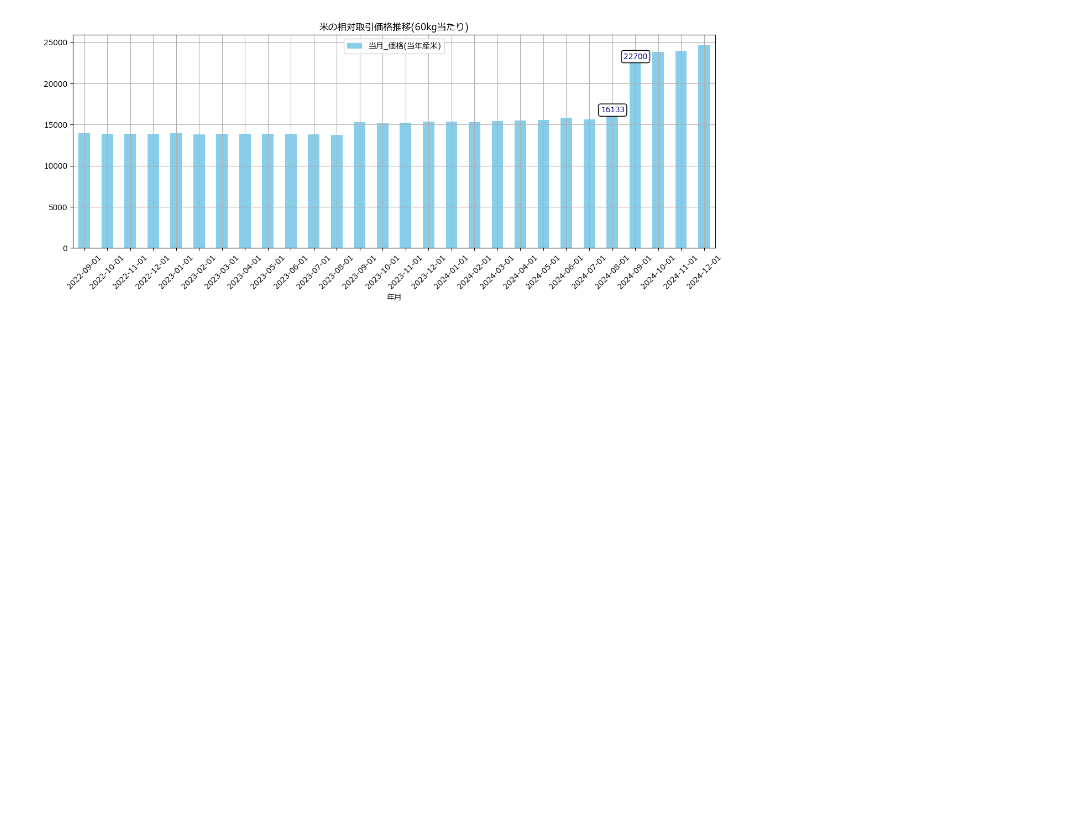
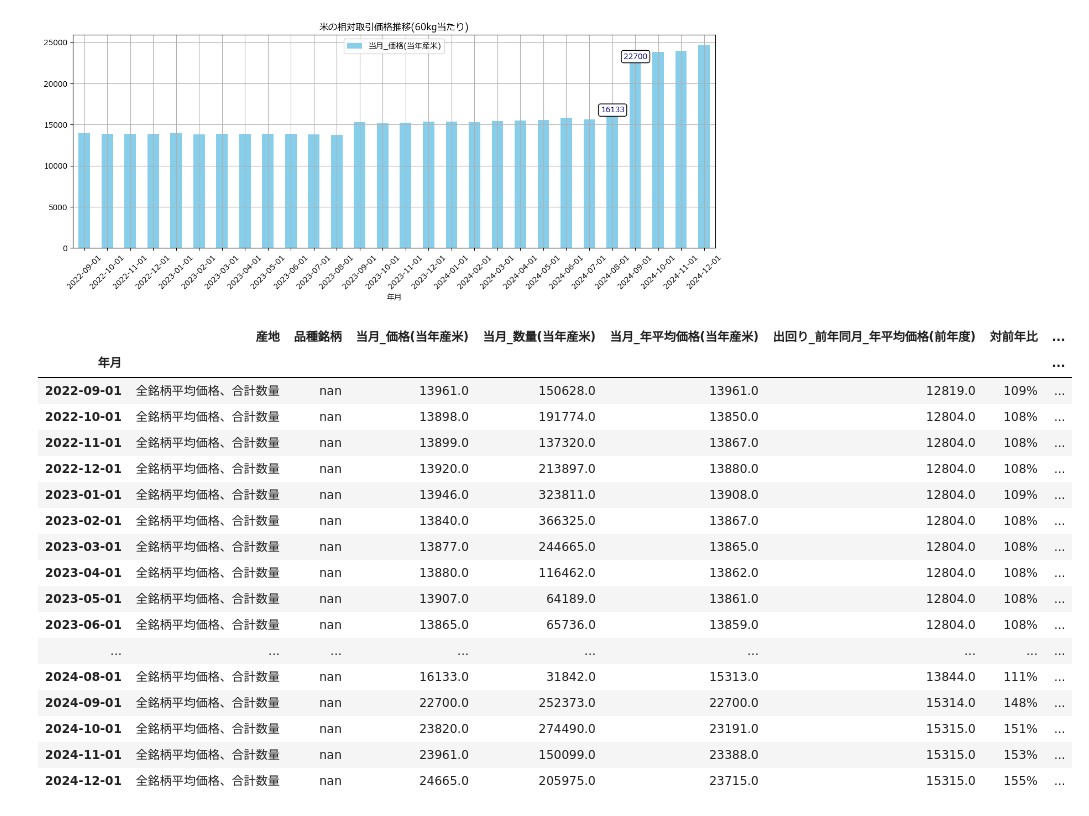
Before and after one commit to Pipikopimame/orbe_public2, a Jupyter notebook: 米_相対取引価格推移.ipynb, the cells around one changed output. Cells and saved outputs as stored; diff of their text form; code cells hidden in the pictures; blank space fills up the shorter version.

```diff
--- a/米_相対取引価格推移.ipynb
+++ b/米_相対取引価格推移.ipynb
@@ -24,3 +24,24 @@ ax.set_xticklabels(df2.index,rotation=45)
 plt.show()
 # %% [output]
 [figure]
+# %%
+df2
+# %% [output]
+|  | 産地 | 品種銘柄 | 当月_価格(当年産米) | 当月_数量(当年産米) | 当月_年平均価格(当年産米) | 出回り_前年同月_年平均価格(前年度) | 対前年比 | ... |
+| 年月 |  |  |  |  |  |  |  | ... |
+| 2022-09-01 | 全銘柄平均価格、合計数量 | nan | 13961.0 | 150628.0 | 13961.0 | 12819.0 | 109% | ... |
+| 2022-10-01 | 全銘柄平均価格、合計数量 | nan | 13898.0 | 191774.0 | 13850.0 | 12804.0 | 108% | ... |
+| 2022-11-01 | 全銘柄平均価格、合計数量 | nan | 13899.0 | 137320.0 | 13867.0 | 12804.0 | 108% | ... |
+| 2022-12-01 | 全銘柄平均価格、合計数量 | nan | 13920.0 | 213897.0 | 13880.0 | 12804.0 | 108% | ... |
+| 2023-01-01 | 全銘柄平均価格、合計数量 | nan | 13946.0 | 323811.0 | 13908.0 | 12804.0 | 109% | ... |
+| 2023-02-01 | 全銘柄平均価格、合計数量 | nan | 13840.0 | 366325.0 | 13867.0 | 12804.0 | 108% | ... |
+| 2023-03-01 | 全銘柄平均価格、合計数量 | nan | 13877.0 | 244665.0 | 13865.0 | 12804.0 | 108% | ... |
+| 2023-04-01 | 全銘柄平均価格、合計数量 | nan | 13880.0 | 116462.0 | 13862.0 | 12804.0 | 108% | ... |
+| 2023-05-01 | 全銘柄平均価格、合計数量 | nan | 13907.0 | 64189.0 | 13861.0 | 12804.0 | 108% | ... |
+| 2023-06-01 | 全銘柄平均価格、合計数量 | nan | 13865.0 | 65736.0 | 13859.0 | 12804.0 | 108% | ... |
+| ... | ... | ... | ... | ... | ... | ... | ... | ... |
+| 2024-08-01 | 全銘柄平均価格、合計数量 | nan | 16133.0 | 31842.0 | 15313.0 | 13844.0 | 111% | ... |
+| 2024-09-01 | 全銘柄平均価格、合計数量 | nan | 22700.0 | 252373.0 | 22700.0 | 15314.0 | 148% | ... |
+| 2024-10-01 | 全銘柄平均価格、合計数量 | nan | 23820.0 | 274490.0 | 23191.0 | 15315.0 | 151% | ... |
+| 2024-11-01 | 全銘柄平均価格、合計数量 | nan | 23961.0 | 150099.0 | 23388.0 | 15315.0 | 153% | ... |
+| 2024-12-01 | 全銘柄平均価格、合計数量 | nan | 24665.0 | 205975.0 | 23715.0 | 15315.0 | 155% | ... |
```
